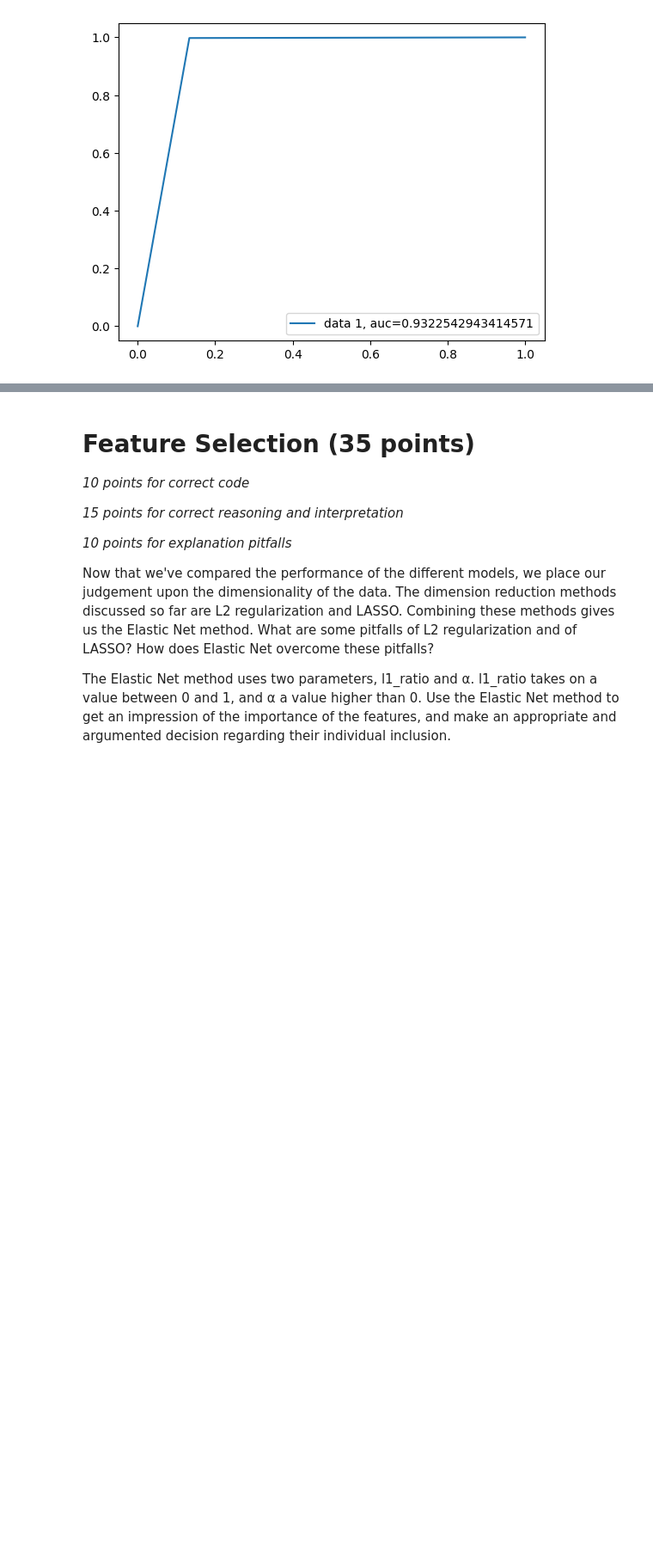
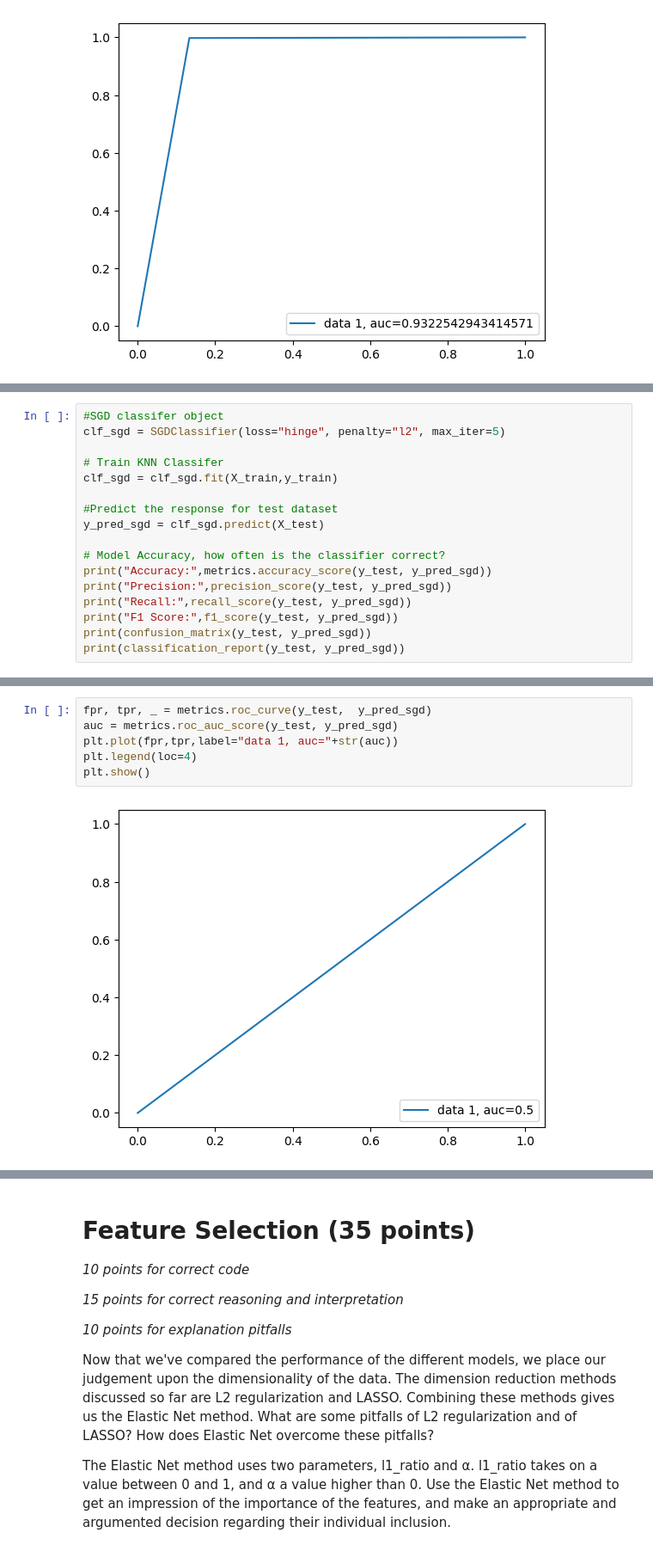
Before and after one commit to Imani-C/Machine_learning_Assignment1, a Jupyter notebook: ML4F_2023_Assignment_1.ipynb, the cells around one changed output, grey strips where cells are left out. Shown at 86% size. Saved outputs shown, nothing was run; the diff lists cells and outputs as text; blank space fills up the shorter version.

```diff
--- a/ML4F_2023_Assignment_1.ipynb
+++ b/ML4F_2023_Assignment_1.ipynb
@@ -1021,0 +1036,17 @@ plt.show()
+# %%
+#SGD classifer object
+clf_sgd = SGDClassifier(loss="hinge", penalty="l2", max_iter=5)
+
+# Train KNN Classifer
+clf_sgd = clf_sgd.fit(X_train,y_train)
+
+#Predict the response for test dataset
+y_pred_sgd = clf_sgd.predict(X_test)
+
+# Model Accuracy, how often is the classifier correct?
+print("Accuracy:",metrics.accuracy_score(y_test, y_pred_sgd))
+print("Precision:",precision_score(y_test, y_pred_sgd))
+print("Recall:",recall_score(y_test, y_pred_sgd))
+print("F1 Score:",f1_score(y_test, y_pred_sgd))
+print(confusion_matrix(y_test, y_pred_sgd))
+print(classification_report(y_test, y_pred_sgd))
@@ -1021,0 +1068,8 @@ plt.show()
+# %%
+fpr, tpr, _ = metrics.roc_curve(y_test,  y_pred_sgd)
+auc = metrics.roc_auc_score(y_test, y_pred_sgd)
+plt.plot(fpr,tpr,label="data 1, auc="+str(auc))
+plt.legend(loc=4)
+plt.show()
+# %% [output]
+[figure, added]
```
Also changed, not shown: parts of 4 cells of this notebook.
